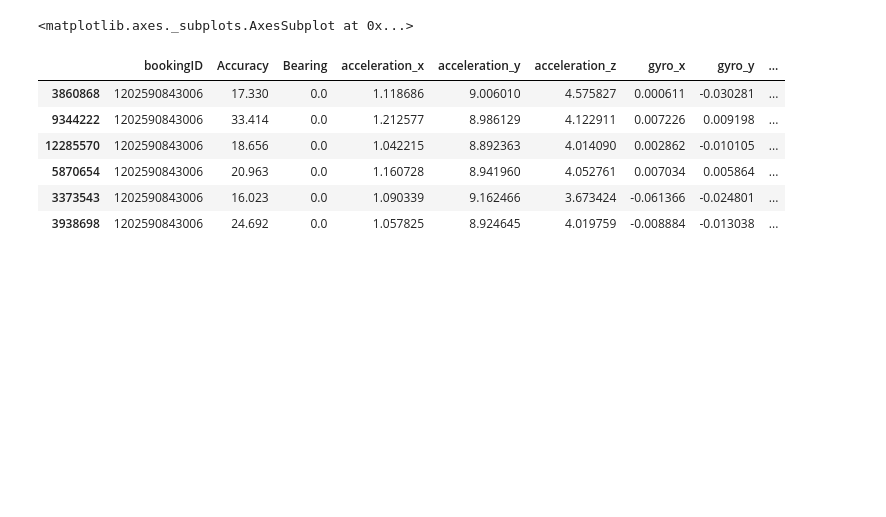
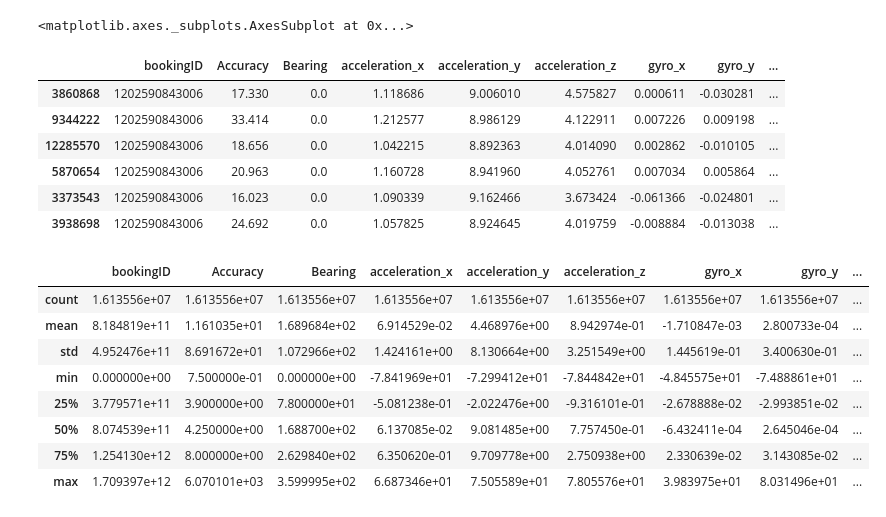
Before and after one commit to truongkhanhduy95/SafetyGrab, a Jupyter notebook: explore/explore.ipynb, the cells around one changed output. Saved outputs shown, nothing was run; the diff lists cells and outputs as text; code cells hidden in the pictures; blank space fills up the shorter version.

```diff
--- a/explore/explore.ipynb
+++ b/explore/explore.ipynb
@@ -207,3 +199,15 @@ df_book1[df_book1["Speed"]<0]
 | 5870654 | 1202590843006 | 20.963 | 0.0 | 1.160728 | 8.941960 | 4.052761 | 0.007034 | 0.005864 | ... |
 | 3373543 | 1202590843006 | 16.023 | 0.0 | 1.090339 | 9.162466 | 3.673424 | -0.061366 | -0.024801 | ... |
 | 3938698 | 1202590843006 | 24.692 | 0.0 | 1.057825 | 8.924645 | 4.019759 | -0.008884 | -0.013038 | ... |
+# %%
+frame.describe()
+# %% [output]
+|  | bookingID | Accuracy | Bearing | acceleration_x | acceleration_y | acceleration_z | gyro_x | gyro_y | ... |
+| count | 1.613556e+07 | 1.613556e+07 | 1.613556e+07 | 1.613556e+07 | 1.613556e+07 | 1.613556e+07 | 1.613556e+07 | 1.613556e+07 | ... |
+| mean | 8.184819e+11 | 1.161035e+01 | 1.689684e+02 | 6.914529e-02 | 4.468976e+00 | 8.942974e-01 | -1.710847e-03 | 2.800733e-04 | ... |
+| std | 4.952476e+11 | 8.691672e+01 | 1.072966e+02 | 1.424161e+00 | 8.130664e+00 | 3.251549e+00 | 1.445619e-01 | 3.400630e-01 | ... |
+| min | 0.000000e+00 | 7.500000e-01 | 0.000000e+00 | -7.841969e+01 | -7.299412e+01 | -7.844842e+01 | -4.845575e+01 | -7.488861e+01 | ... |
+| 25% | 3.779571e+11 | 3.900000e+00 | 7.800000e+01 | -5.081238e-01 | -2.022476e+00 | -9.316101e-01 | -2.678888e-02 | -2.993851e-02 | ... |
+| 50% | 8.074539e+11 | 4.250000e+00 | 1.688700e+02 | 6.137085e-02 | 9.081485e+00 | 7.757450e-01 | -6.432411e-04 | 2.645046e-04 | ... |
+| 75% | 1.254130e+12 | 8.000000e+00 | 2.629840e+02 | 6.350620e-01 | 9.709778e+00 | 2.750938e+00 | 2.330639e-02 | 3.143085e-02 | ... |
+| max | 1.709397e+12 | 6.070101e+03 | 3.599995e+02 | 6.687346e+01 | 7.505589e+01 | 7.805576e+01 | 3.983975e+01 | 8.031496e+01 | ... |
```
Also changed, not shown: parts of 3 cells of this notebook, 1 other file.
